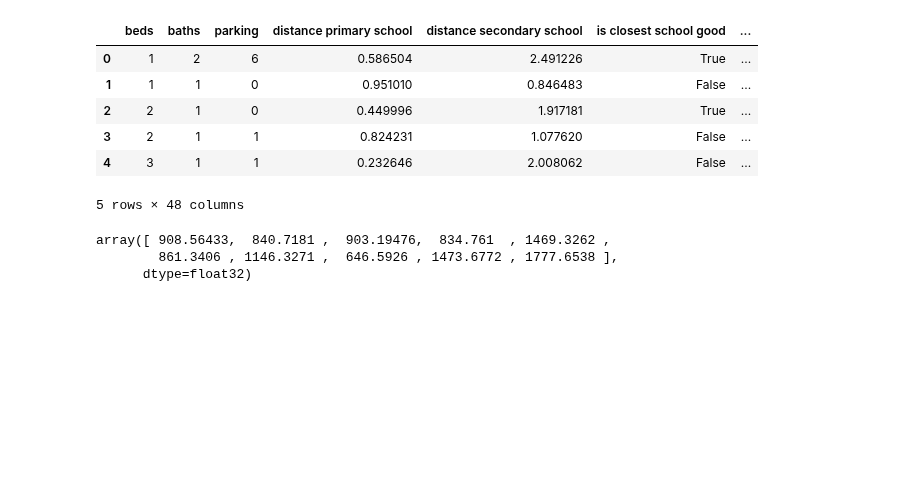
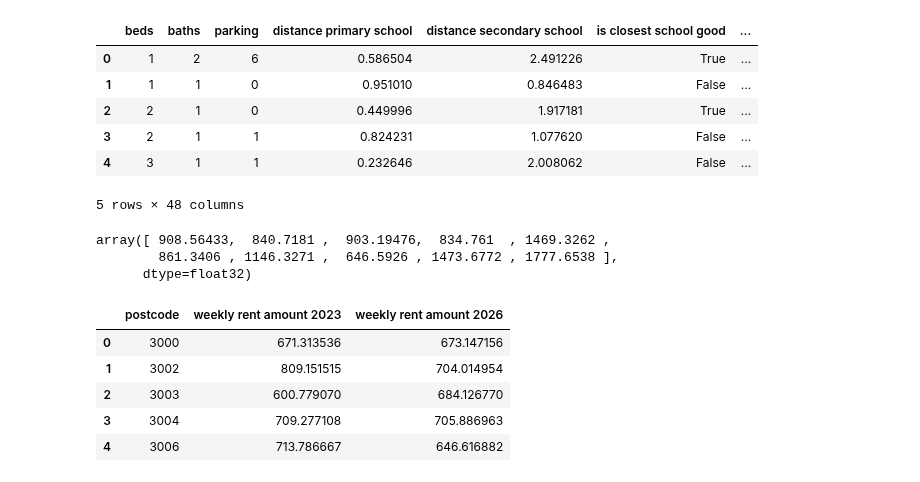
Before and after one commit to stephenmarcou/Real-Estate-Industry-Project, a Jupyter notebook: notebooks/q2_modelling.ipynb, the cells around one changed output. Saved outputs shown, nothing was run; the diff lists cells and outputs as text; code cells hidden in the pictures; blank space fills up the shorter version.

Commit message:
Added weekly rent for 2023 and 2026

```diff
--- a/notebooks/q2_modelling.ipynb
+++ b/notebooks/q2_modelling.ipynb
@@ -174,0 +179,23 @@ final_test_data.to_csv("../data/curated/predictions_2026.csv", index=False)
+# %%
+final_test_data["postcode"] = postcodes
+# %%
+agg_data_2026 = final_test_data.groupby('postcode')['predicted weekly rent amount'].mean().reset_index()
+
+agg_data_2026 = agg_data_2026.rename(columns={"predicted weekly rent amount": "weekly rent amount 2026"})
+# %%
+data_2023 = pd.read_csv("../data/curated/data_XGBoost_before_onehotencode_with_postcode.csv")
+
+agg_data_2023 = data_2023.groupby('postcode')['weekly rent amount'].mean().reset_index()
+
+agg_data_2023 = agg_data_2023.rename(columns={"weekly rent amount": "weekly rent amount 2023"})
+# %%
+agg_data = agg_data_2023.merge(agg_data_2026, on="postcode", how="inner")
+# %%
+agg_data.head()
+# %% [output]
+|  | postcode | weekly rent amount 2023 | weekly rent amount 2026 |
+| 0 | 3000 | 671.313536 | 673.147156 |
+| 1 | 3002 | 809.151515 | 704.014954 |
+| 2 | 3003 | 600.779070 | 684.126770 |
+| 3 | 3004 | 709.277108 | 705.886963 |
+| 4 | 3006 | 713.786667 | 646.616882 |
```
Also changed, not shown: parts of 2 cells of this notebook, 1 other file.
